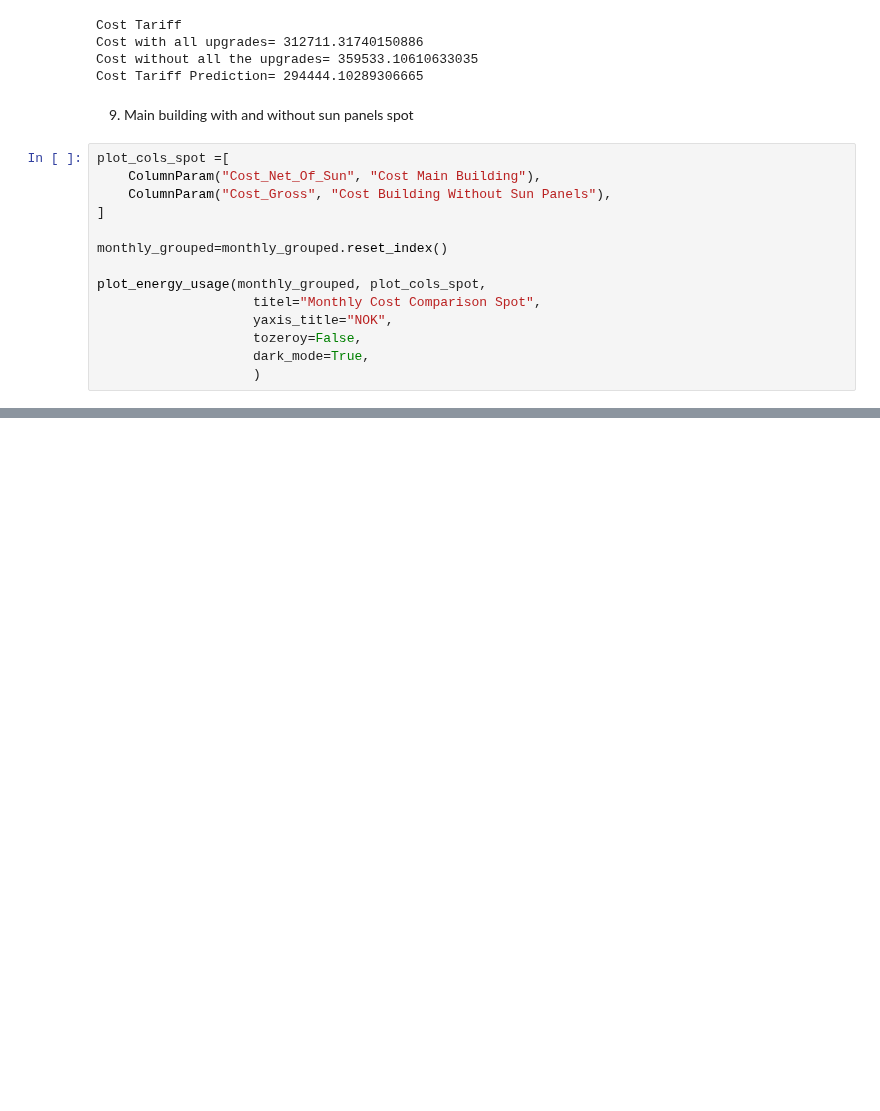
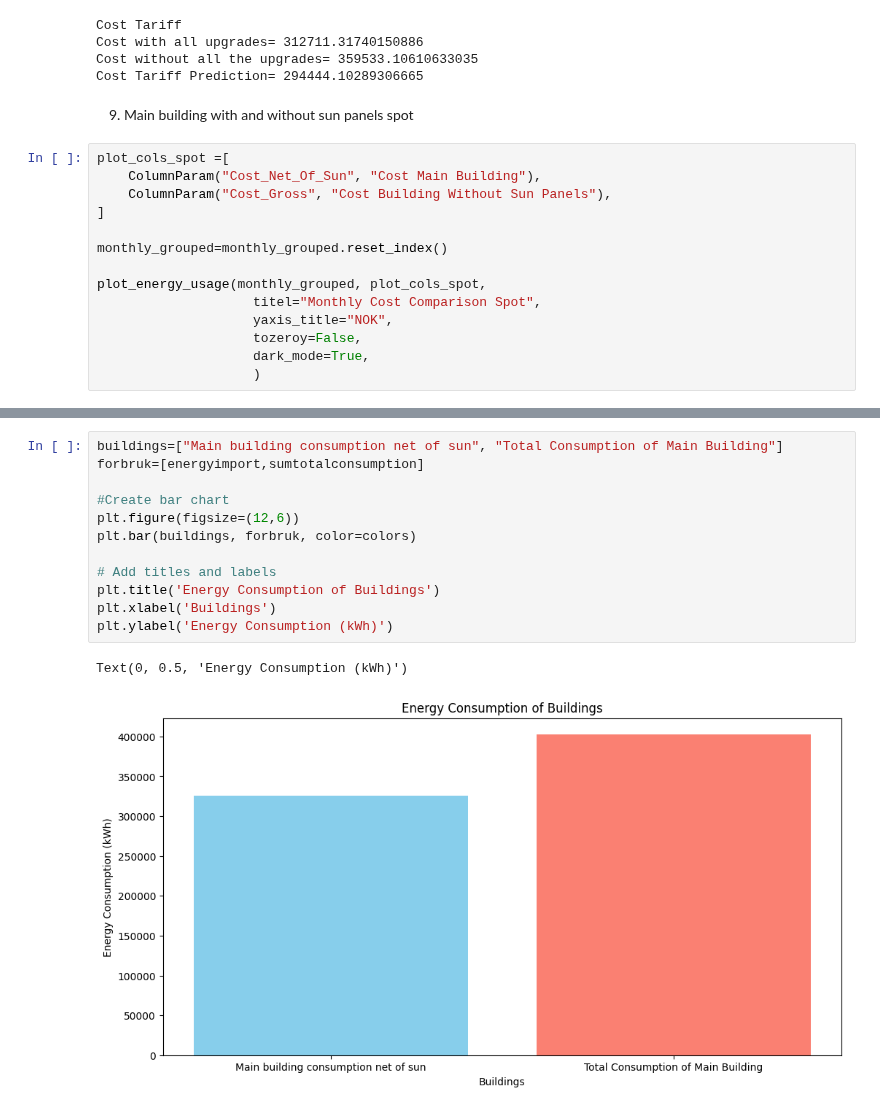
Before and after one commit to MatsNissen-Lie/SolarEnergyImpact, a Jupyter notebook: src/analysis_magnus.ipynb, the cells around one changed output, grey strips where cells are left out. Saved outputs shown, nothing was run; the diff lists cells and outputs as text; blank space fills up the shorter version.

```diff
--- a/src/analysis_magnus.ipynb
+++ b/src/analysis_magnus.ipynb
@@ -363,0 +400,15 @@ Predicted Consumption= 358515.856929
+# %%
+buildings=["Main building consumption net of sun", "Total Consumption of Main Building"]
+forbruk=[energyimport,sumtotalconsumption]
+
+#Create bar chart
+plt.figure(figsize=(12,6))
+plt.bar(buildings, forbruk, color=colors)
+
+# Add titles and labels
+plt.title('Energy Consumption of Buildings')
+plt.xlabel('Buildings')
+plt.ylabel('Energy Consumption (kWh)')
+# %% [output]
+Text(0, 0.5, 'Energy Consumption (kWh)')
+[figure, added]
```
Also changed, not shown: parts of 5 cells of this notebook.
